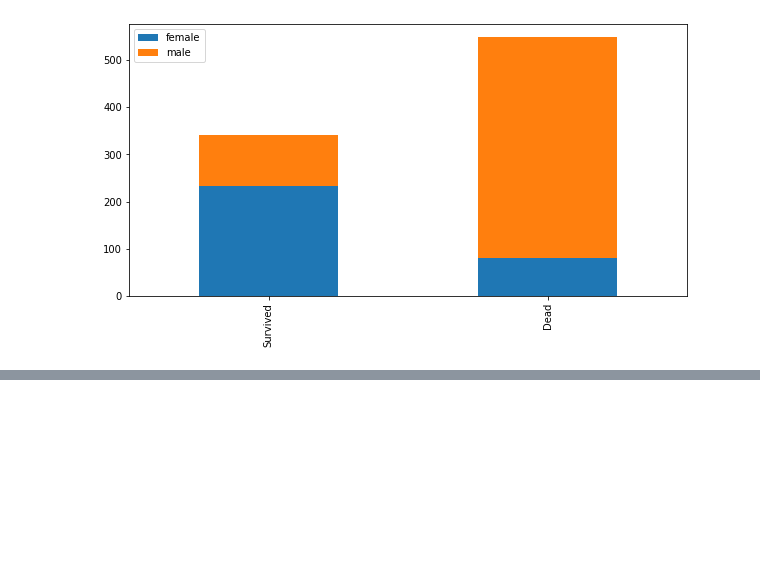
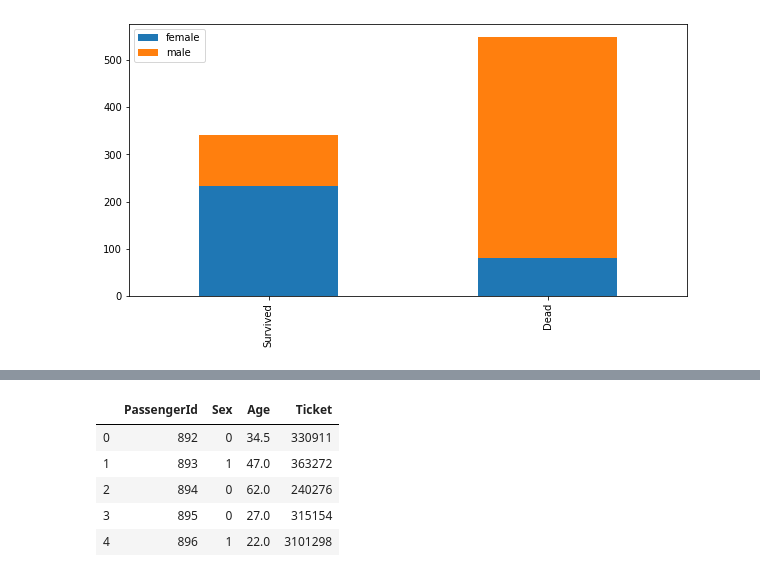
Before and after one commit to skyepodium/kaggle, a Jupyter notebook: titanic/Untitled.ipynb, the cells around one changed output, grey strips where cells are left out. Drawn from its saved outputs; the diff is of its cells as text; code cells hidden in the pictures; blank space fills up the shorter version.

```diff
--- a/titanic/Untitled.ipynb
+++ b/titanic/Untitled.ipynb
@@ -40,0 +83,9 @@ bar_chart('Sex')
+# %%
+test.head()
+# %% [output]
+|  | PassengerId | Sex | Age | Ticket |
+| 0 | 892 | 0 | 34.5 | 330911 |
+| 1 | 893 | 1 | 47.0 | 363272 |
+| 2 | 894 | 0 | 62.0 | 240276 |
+| 3 | 895 | 0 | 27.0 | 315154 |
+| 4 | 896 | 1 | 22.0 | 3101298 |
```
Also changed, not shown: parts of 23 cells of this notebook, 1 other file.
